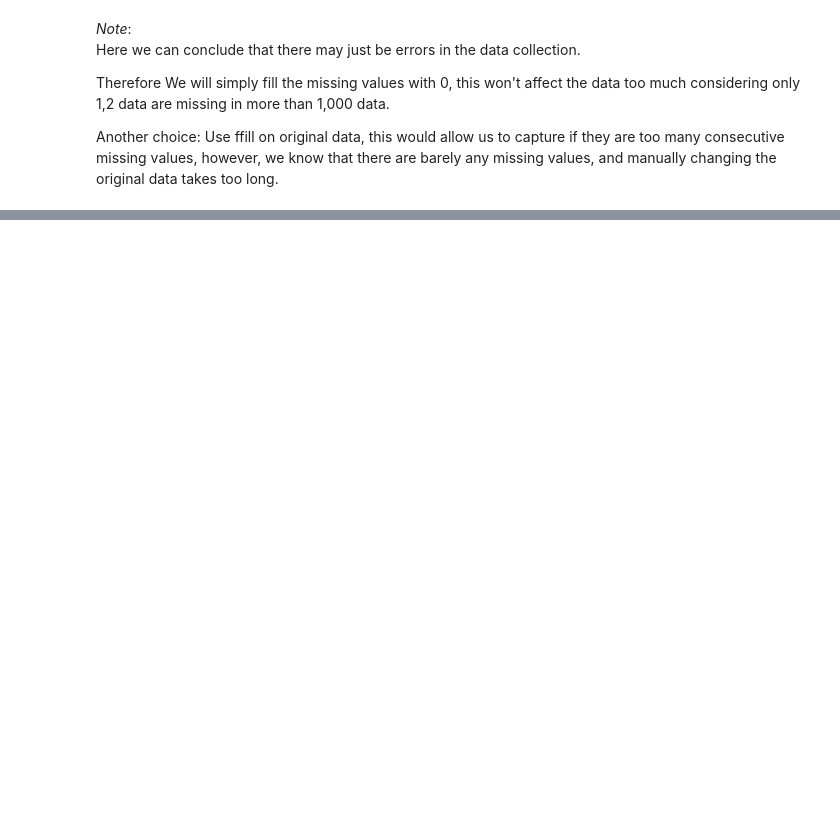
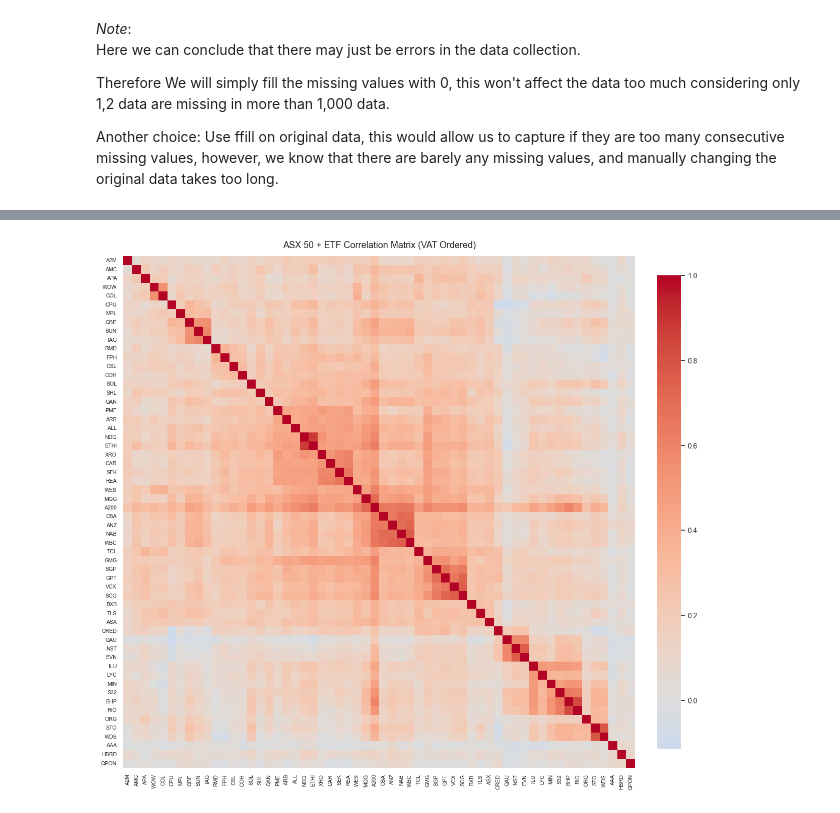
Before and after one commit to craizychicken/Portfolio_Theory, a Jupyter notebook: main.ipynb, the cells around one changed output, grey strips where cells are left out. Saved outputs shown, nothing was run; the diff lists cells and outputs as text; code cells hidden in the pictures; blank space fills up the shorter version.

```diff
--- a/main.ipynb
+++ b/main.ipynb
@@ -172,0 +220,33 @@ return_df.fillna(0, inplace=True)
+# %%
+from scipy.spatial.distance import squareform
+from scipy.cluster.hierarchy import linkage, leaves_list
+
+# step 1 — convert correlation to distance
+# high correlation = low distance
+distance = 1 - corr
+
+# step 2 — hierarchical clustering on the distance matrix
+linked = linkage(squareform(distance), method="average")
+
+# step 3 — get the optimal leaf order
+order = leaves_list(linked)
+
+# step 4 — reorder the correlation matrix
+corr_vat = corr.iloc[order, order]
+
+# step 5 — plot as normal heatmap
+fig, ax = plt.subplots(figsize=(12, 12))
+
+sns.set_theme(font_scale=0.5)
+g = sns.heatmap(corr_vat, cmap="coolwarm", center=0, annot=False,
+                linewidths=0, ax=ax, square=True,
+                cbar_kws={"shrink": 0.8, "fraction": 0.046, "pad": 0.04})
+
+g.collections[0].colorbar.ax.tick_params(labelsize=10)
+ax.set_title("ASX 50 + ETF Correlation Matrix (VAT Ordered)", fontsize=13, pad=12)
+
+plt.tight_layout()
+fig.savefig("correlation_heatmap_vat.png", dpi=300, bbox_inches="tight")
+plt.show()
+# %% [output]
+[figure, added]
```
Also changed, not shown: parts of 27 cells of this notebook, 3 other files.
